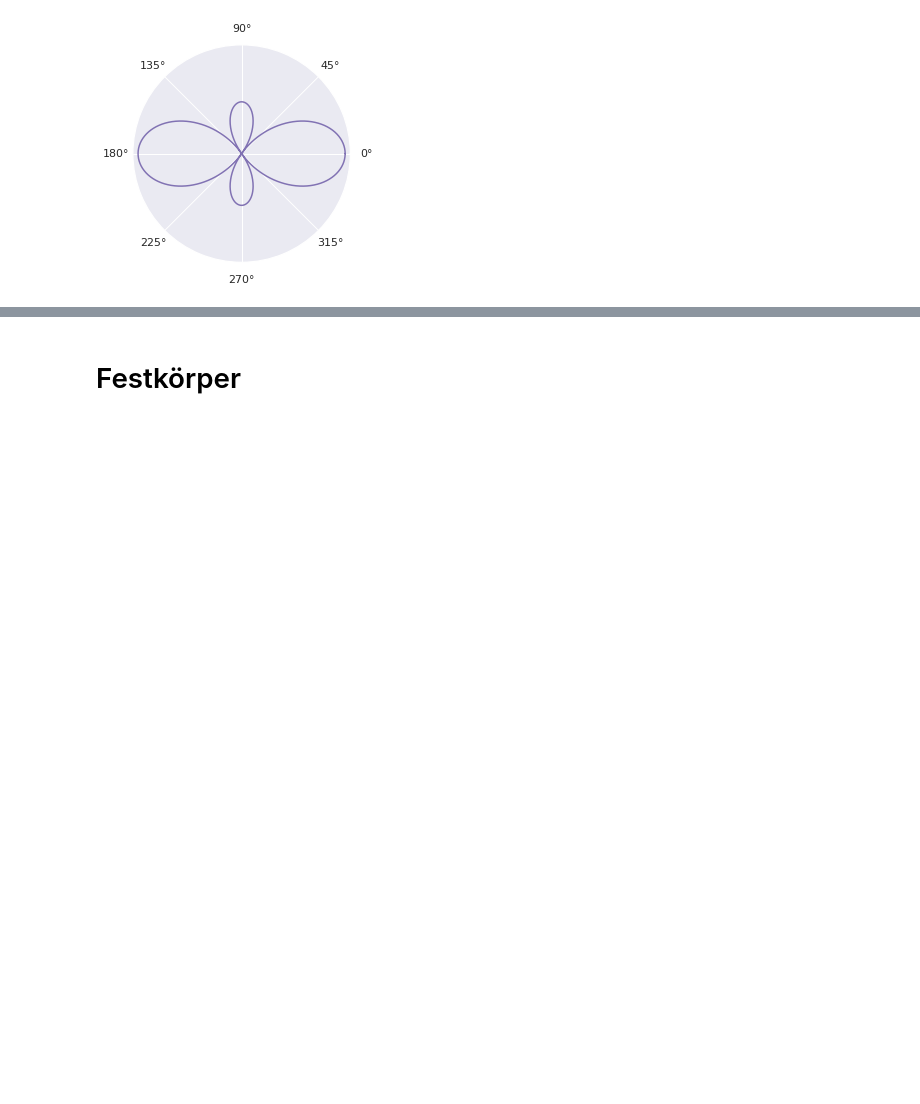
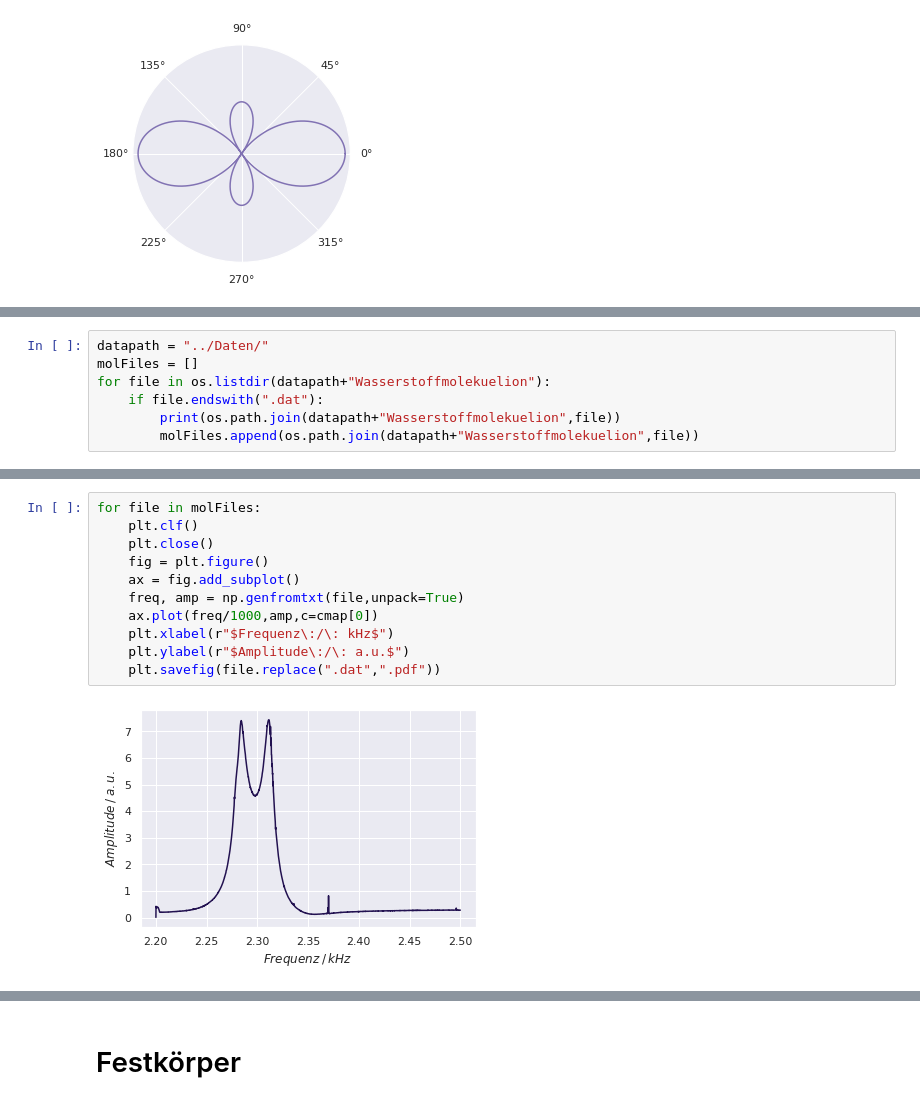
Before and after one commit to lydiavonderweiden/V23-1, a Jupyter notebook: Code/plots.ipynb, the cells around one changed output, grey strips where cells are left out. Cells and saved outputs as stored; diff of their text form; blank space fills up the shorter version.

Commit message:
Plots zu Wasserstoffmolekülion

```diff
--- a/Code/plots.ipynb
+++ b/Code/plots.ipynb
@@ -338,0 +341,7 @@ plt.show()
+# %%
+datapath = "../Daten/"
+molFiles = []
+for file in os.listdir(datapath+"Wasserstoffmolekuelion"):
+    if file.endswith(".dat"):
+        print(os.path.join(datapath+"Wasserstoffmolekuelion",file))
+        molFiles.append(os.path.join(datapath+"Wasserstoffmolekuelion",file))
@@ -338,0 +366,13 @@ plt.show()
+# %%
+for file in molFiles:
+    plt.clf()
+    plt.close()
+    fig = plt.figure()
+    ax = fig.add_subplot()
+    freq, amp = np.genfromtxt(file,unpack=True)
+    ax.plot(freq/1000,amp,c=cmap[0])
+    plt.xlabel(r"$Frequenz\:/\: kHz$")
+    plt.ylabel(r"$Amplitude\:/\: a.u.$")
+    plt.savefig(file.replace(".dat",".pdf"))
+# %% [output]
+[figure, added]
```
Also changed, not shown: parts of 6 cells of this notebook, 33 other files.
